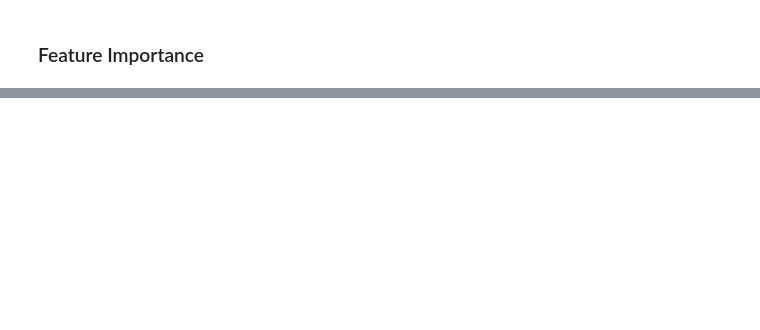
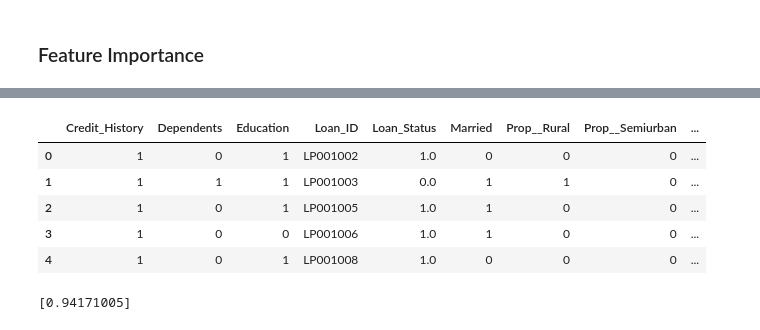
Before and after one commit to sahil0094/Loan-Prediction, a Jupyter notebook: Loan_Prediction.ipynb, the cells around one changed output, grey strips where cells are left out. Saved outputs shown, nothing was run; the diff lists cells and outputs as text; code cells hidden in the pictures; blank space fills up the shorter version.

```diff
--- a/Loan_Prediction.ipynb
+++ b/Loan_Prediction.ipynb
@@ -530,0 +573,9 @@ output.to_csv('submission.csv',index=False)
+# %%
+df.head()
+# %% [output]
+|  | Credit_History | Dependents | Education | Loan_ID | Loan_Status | Married | Prop__Rural | Prop__Semiurban | ... |
+| 0 | 1 | 0 | 1 | LP001002 | 1.0 | 0 | 0 | 0 | ... |
+| 1 | 1 | 1 | 1 | LP001003 | 0.0 | 1 | 1 | 0 | ... |
+| 2 | 1 | 0 | 1 | LP001005 | 1.0 | 1 | 0 | 0 | ... |
+| 3 | 1 | 0 | 0 | LP001006 | 1.0 | 1 | 0 | 0 | ... |
+| 4 | 1 | 0 | 1 | LP001008 | 1.0 | 0 | 0 | 0 | ... |
@@ -530,0 +605,5 @@ output.to_csv('submission.csv',index=False)
+# %%
+#Function testing
+a=loan_defaulter([1],[2],[1],[0],[0],[1],[1],[12442],[2221.78])
+# %% [output]
+[0.94171005]
```
Also changed, not shown: parts of 71 cells of this notebook.
